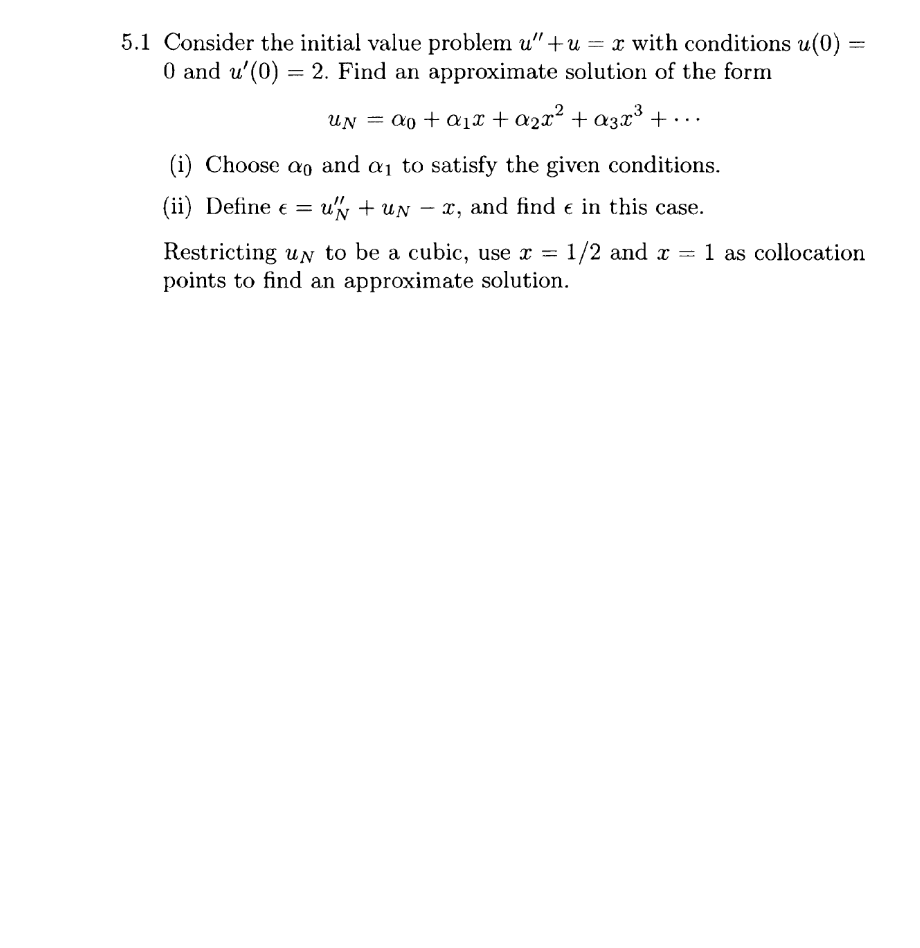
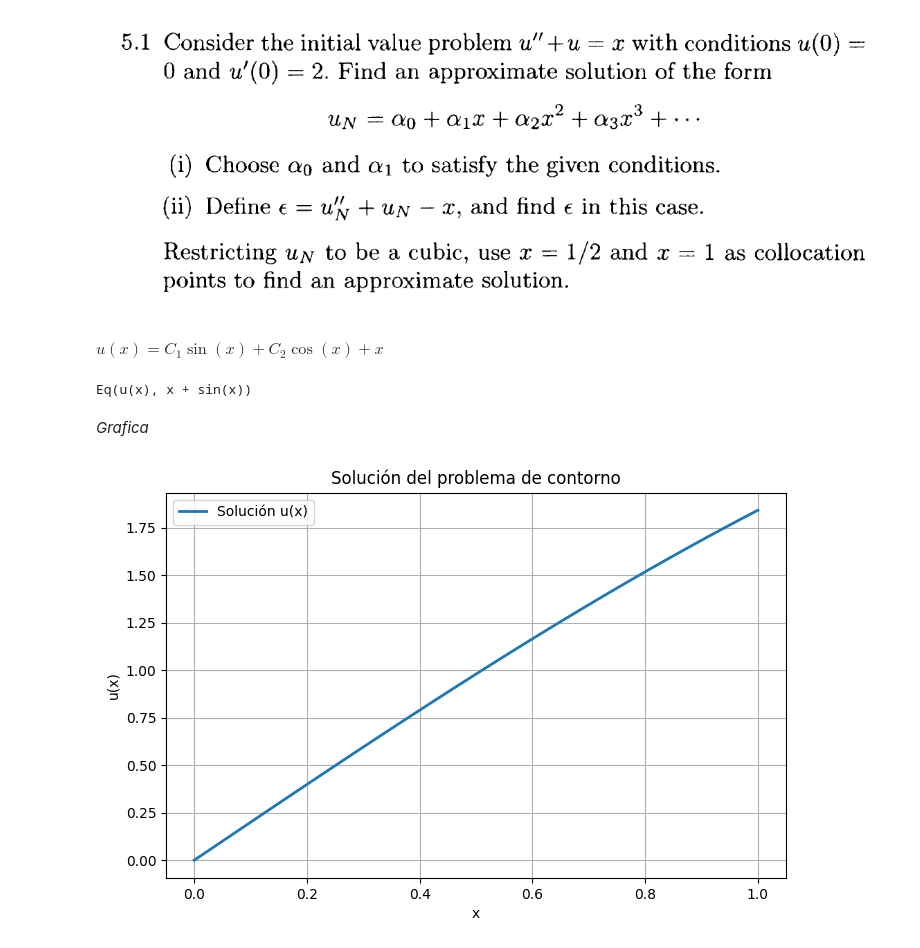
Before and after one commit to desireesosa/EDPII, a Jupyter notebook: Método_colocacion.ipynb, the cells around one changed output. Drawn from its saved outputs; the diff is of its cells as text; code cells hidden in the pictures; blank space fills up the shorter version.

```diff
--- a/Método_colocacion.ipynb
+++ b/Método_colocacion.ipynb
@@ -14,3 +14,32 @@ import matplotlib.pyplot as plt
 x, a, b = sp.symbols('x a b')
 x= sp.symbols ('x') #Introducción
 u =sp.Function('u')#Definición
+# %%
+ode = u(x).diff(x,x) +u(x)- x
+sp.dsolve( ode, u(x))
+# %% [output]
+$\displaystyle u{\left(x \right)} = C_{1} \sin{\left(x \right)} + C_{2} \cos{\left(x \right)} + x$
+# %%
+#Condiciones
+sol =sp.dsolve(ode, ics={u(0): 0, u(x).diff(x).subs(x,0):2})
+print(sol)
+u_expr = sol.rhs #Parte derecha de la sol
+u_num = sp.lambdify(x,u_expr)
+# %% [output]
+Eq(u(x), x + sin(x))
+# %% [markdown]
+*Grafica*
+# %%
+xx = np.linspace(0,1,100)
+yy= u_num(xx)
+
+plt.figure (figsize=(8,5))
+plt.plot (xx,yy, label = "Solución u(x)", linewidth =2)
+plt.title("Solución del problema de contorno")
+plt.xlabel("x")
+plt.ylabel("u(x)")
+plt.grid(True)
+plt.legend()
+plt.show()
+# %% [output]
+[figure, added]
```
